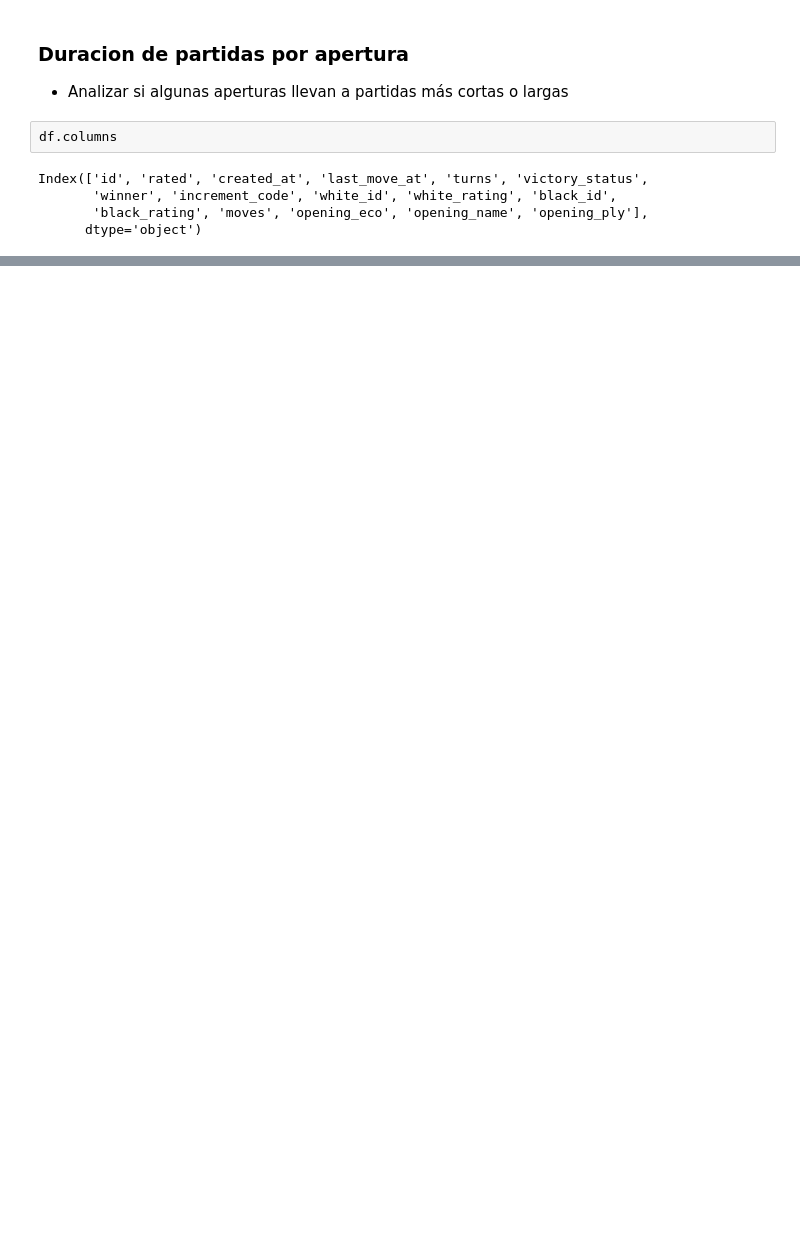
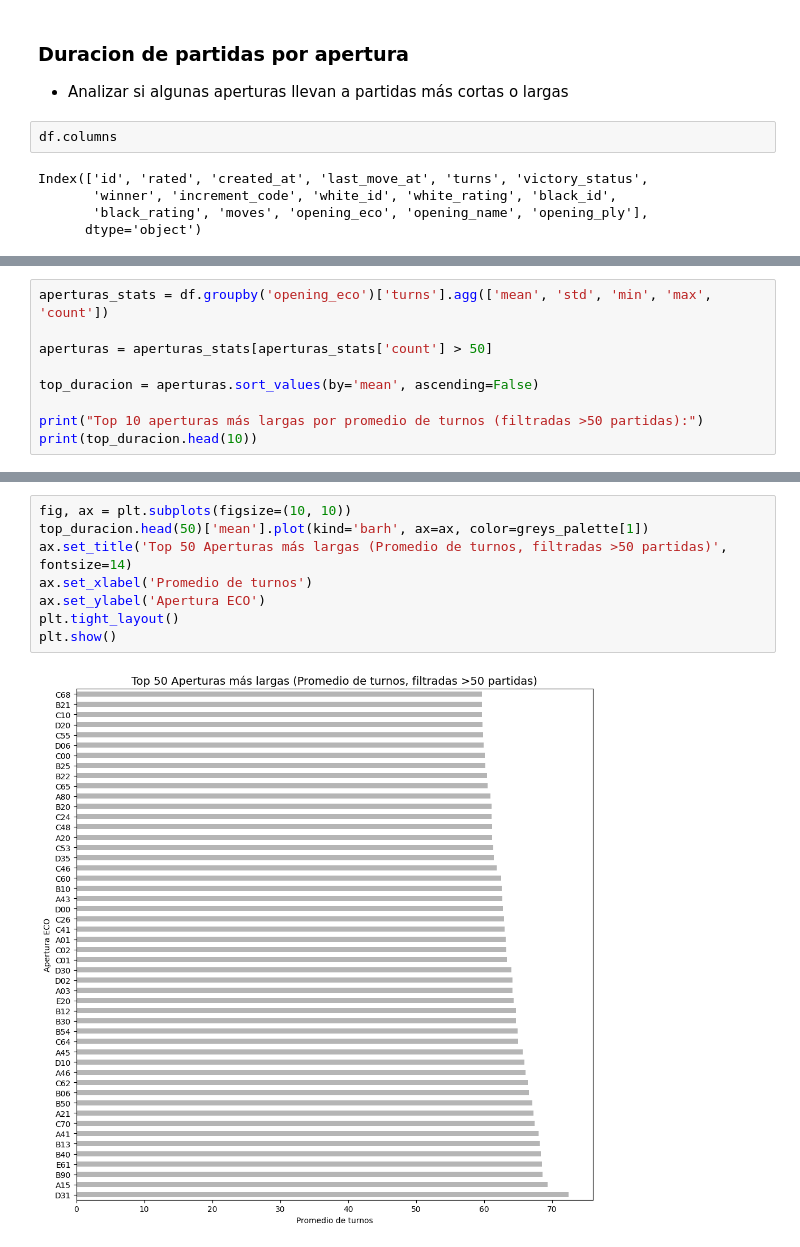
Before and after one commit to bernacode/chess-data-analysis, a Jupyter notebook: notebooks/01_exploracion.ipynb, the cells around one changed output, grey strips where cells are left out. Drawn from its saved outputs; the diff is of its cells as text; blank space fills up the shorter version.

```diff
--- a/notebooks/01_exploracion.ipynb
+++ b/notebooks/01_exploracion.ipynb
@@ -647,0 +679,9 @@ TypeError: DataFrame.sort_values() missing 1 required positional argument: 'by'
+# %%
+aperturas_stats = df.groupby('opening_eco')['turns'].agg(['mean', 'std', 'min', 'max', 'count'])
+
+aperturas = aperturas_stats[aperturas_stats['count'] > 50]
+
+top_duracion = aperturas.sort_values(by='mean', ascending=False)
+
+print("Top 10 aperturas más largas por promedio de turnos (filtradas >50 partidas):")
+print(top_duracion.head(10))
@@ -647,0 +702,10 @@ TypeError: DataFrame.sort_values() missing 1 required positional argument: 'by'
+# %%
+fig, ax = plt.subplots(figsize=(10, 10))
+top_duracion.head(50)['mean'].plot(kind='barh', ax=ax, color=greys_palette[1])
+ax.set_title('Top 50 Aperturas más largas (Promedio de turnos, filtradas >50 partidas)', fontsize=14)
+ax.set_xlabel('Promedio de turnos')
+ax.set_ylabel('Apertura ECO')
+plt.tight_layout()
+plt.show()
+# %% [output]
+[figure, added]
```
Also changed, not shown: parts of 29 cells of this notebook.
